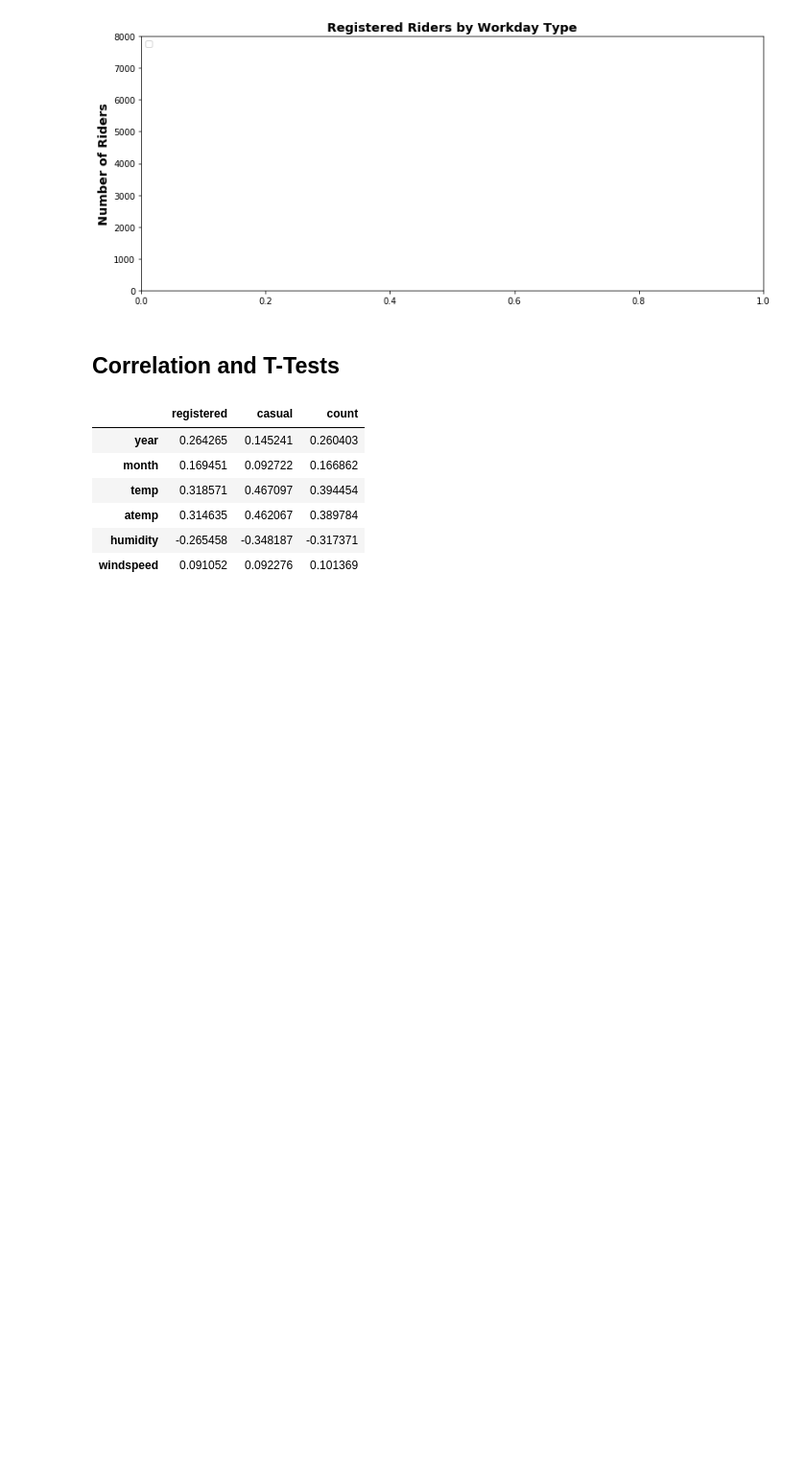
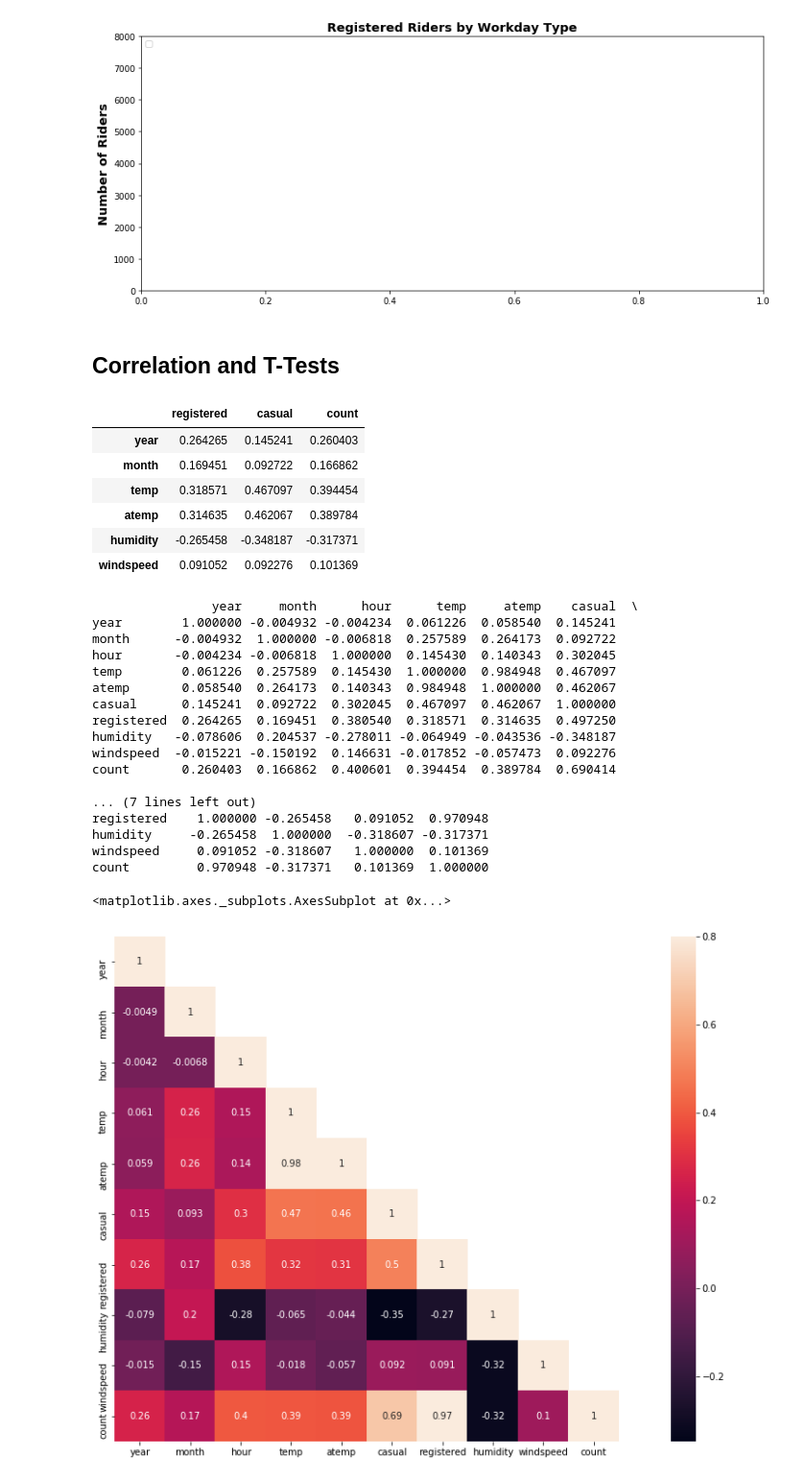
Before and after one commit to heemokyim/dsschool-study-notebook, a Jupyter notebook: 3rd-week-bike-sharing-demand/bike-sharing-demand-visualize.ipynb, the cells around one changed output. Shown at 96% size. Saved outputs shown, nothing was run; the diff lists cells and outputs as text; code cells hidden in the pictures; blank space fills up the shorter version.

Commit message:
add heatmap and scatter

```diff
--- a/3rd-week-bike-sharing-demand/bike-sharing-demand-visualize.ipynb
+++ b/3rd-week-bike-sharing-demand/bike-sharing-demand-visualize.ipynb
@@ -268,3 +275,34 @@ df.corr()[cols].loc[rows]
 | atemp | 0.314635 | 0.462067 | 0.389784 |
 | humidity | -0.265458 | -0.348187 | -0.317371 |
 | windspeed | 0.091052 | 0.092276 | 0.101369 |
+# %%
+# 연관 데이터를 히트맵으로 시각화 해본다.
+corrMatt = df[["year","month", "hour", "temp", "atemp", "casual", "registered", "humidity", "windspeed", "count"]]
+corrMatt = corrMatt.corr()
+print(corrMatt)
+
+mask = np.array(corrMatt)
+mask[np.tril_indices_from(mask)] = False
+figure, ax = plt.subplots()
+figure.set_size_inches(20,10)
+sns.heatmap(corrMatt, mask=mask, vmax=.8, square=True, annot=True)
+# %% [output]
+                year     month      hour      temp     atemp    casual  \
+year        1.000000 -0.004932 -0.004234  0.061226  0.058540  0.145241
+month      -0.004932  1.000000 -0.006818  0.257589  0.264173  0.092722
+hour       -0.004234 -0.006818  1.000000  0.145430  0.140343  0.302045
+temp        0.061226  0.257589  0.145430  1.000000  0.984948  0.467097
+atemp       0.058540  0.264173  0.140343  0.984948  1.000000  0.462067
+casual      0.145241  0.092722  0.302045  0.467097  0.462067  1.000000
+registered  0.264265  0.169451  0.380540  0.318571  0.314635  0.497250
+humidity   -0.078606  0.204537 -0.278011 -0.064949 -0.043536 -0.348187
+windspeed  -0.015221 -0.150192  0.146631 -0.017852 -0.057473  0.092276
+count       0.260403  0.166862  0.400601  0.394454  0.389784  0.690414
+
+... (7 lines left out)
+registered    1.000000 -0.265458   0.091052  0.970948
+humidity     -0.265458  1.000000  -0.318607 -0.317371
+windspeed     0.091052 -0.318607   1.000000  0.101369
+count         0.970948 -0.317371   0.101369  1.000000
+<matplotlib.axes._subplots.AxesSubplot at 0x...>
+[figure, added]
```
Also changed, not shown: parts of 6 cells of this notebook.
